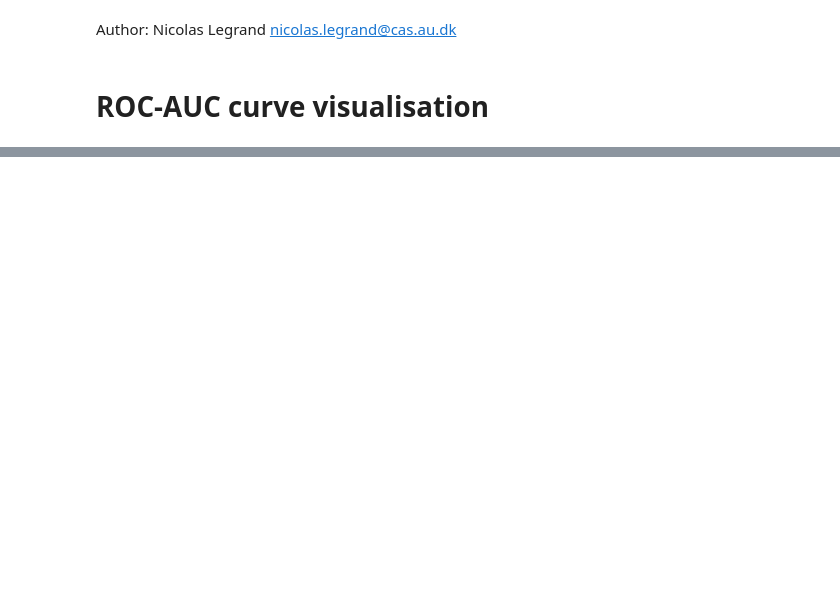
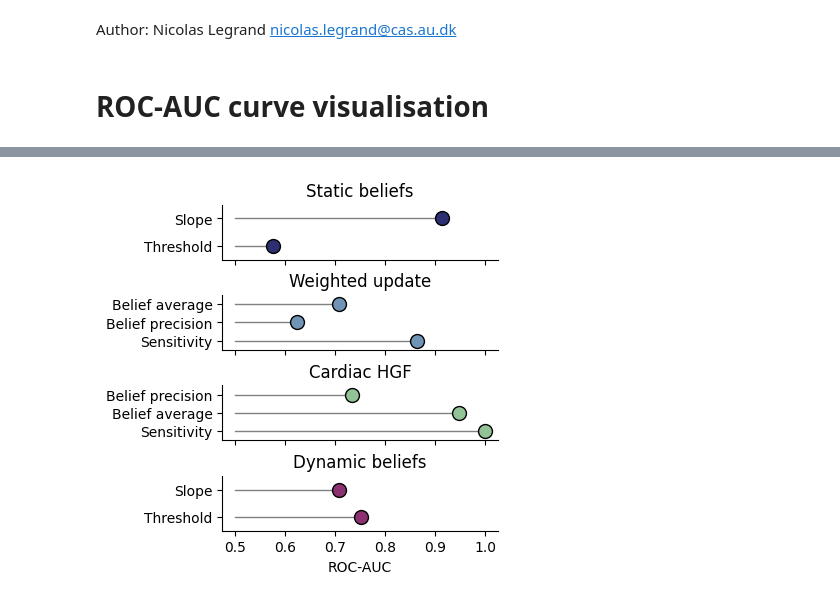
Before and after one commit to LegrandNico/ComputationalCardioception, a Jupyter notebook: code/notebooks/Figure_4_ROC-AUC.ipynb, the cells around one changed output, grey strips where cells are left out. Saved outputs shown, nothing was run; the diff lists cells and outputs as text; code cells hidden in the pictures; blank space fills up the shorter version.

```diff
--- a/code/notebooks/Figure_4_ROC-AUC.ipynb
+++ b/code/notebooks/Figure_4_ROC-AUC.ipynb
@@ -13,7 +13,7 @@ plt.rcParams["figure.constrained_layout.use"] = True
 # %% [markdown]
 # ROC-AUC curve visualisation
 # %%
-results = {"auc": [], "color": [], "model": []}
+results = {"auc": [], "variable": [], "model": []}
 # %%
 standard_model_hgf_df = pd.read_csv(
     Path.cwd().parent.parent / "results" / "standard_model_summary.csv"
@@ -97,19 +81,14 @@ variables_list = [
     ["interoceptive_precision", "exteroceptive_precision"],
 ]
 
-for variables, name in zip(
-    variables_list, ["logit_sensitivity", "belief_mean", "belief_precision"]
-):
+for variables, name in zip(variables_list, ["Sensitivity", "Belief average", "Belief precision"]):
     var_1, var_2 = variables
-    auc = pg.compute_effsize(
-        cardiac_hgf_df[var_1], cardiac_hgf_df[var_2], paired=False, eftype="AUC"
-    )
-    auc = auc if auc > 0.5 else 1.0 - auc
+    auc = pg.compute_effsize(cardiac_hgf_df[var_1], cardiac_hgf_df[var_2], paired=False, eftype="AUC")
+    auc = auc if auc > .5 else 1.0 - auc
     results["auc"].append(auc)
-    results["model"].append("cardiac_hgf")
-    results["color"].append("#a2618c")
+    results["model"].append("Cardiac HGF")
+    results["variable"].append(name)
 # %%
-auc = np.asarray(results["auc"])
-colors = np.asarray(results["color"])
-labels = np.asarray(results["model"])
-sort_idxs = np.argsort(auc)
+aucs = np.asarray(results["auc"])
+variables = np.asarray(results["variable"])
+models = np.asarray(results["model"])
@@ -168,0 +95,22 @@ plt.savefig(
+# %%
+_, axs = plt.subplots(figsize=(4, 4), nrows=4, sharex=True)
+
+# Use a set to track unique labels and avoid duplicates
+for i, model, color in zip(
+    range(4),
+    ["Static beliefs", "Weighted update", "Cardiac HGF", "Dynamic beliefs"],
+    ["#2c3071", "#6f94b5", "#92c396", "#8b3170"]
+):
+    for ii, (auc, var) in enumerate(zip(aucs[models == model], variables[models == model])):
+
+        axs[i].plot([.5, auc], [ii, ii], color="grey", linewidth=1.0)
+        axs[i].scatter(y=ii, x=auc, color=color, edgecolor="k", s=100, zorder=2)
+    axs[i].set(title=model, ylim=(-.5, ii + .5))
+    axs[i].set_yticks([i for i in range(ii + 1)], [str(var) for var in variables[models == model]])
+
+axs[3].set(xlabel="ROC-AUC")
+sns.despine()
+
+plt.savefig(Path().cwd().parent.parent / "figures" / "figure_5_ROC_AUC.svg", bbox_inches='tight')
+# %% [output]
+[figure, added]
```
Also changed, not shown: parts of 5 cells of this notebook, 19 other files.
